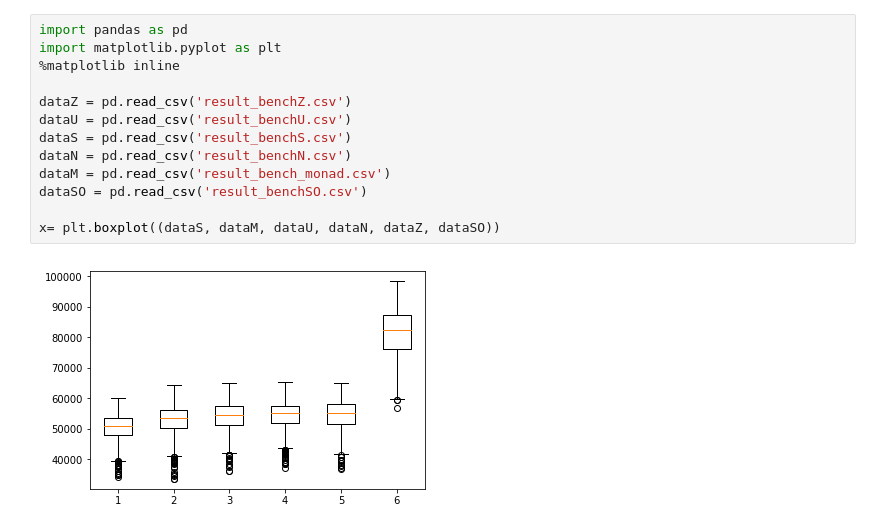
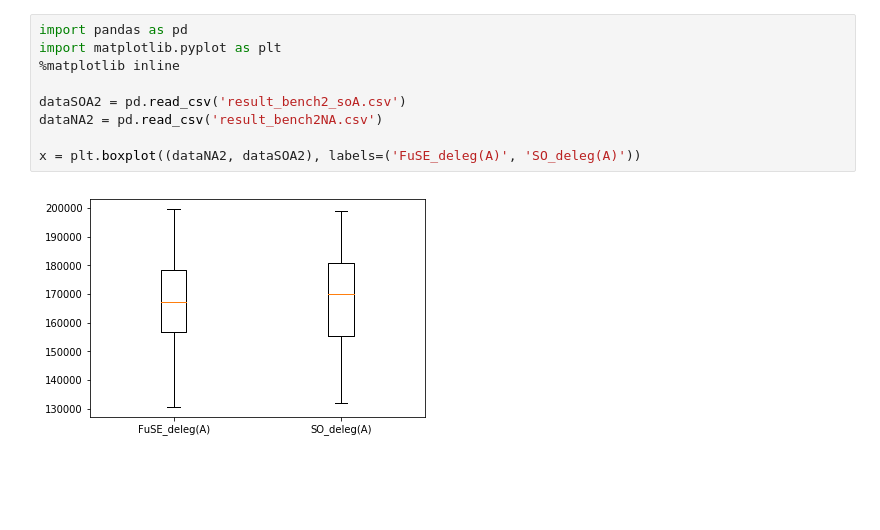
Before and after one commit to keigoi/FuSe-clone, a Jupyter notebook: bench/boxplots.ipynb, the cells around one changed output. Drawn from its saved outputs; the diff is of its cells as text; blank space fills up the shorter version.

Commit message:
further benchmarking code

```diff
--- a/bench/boxplots.ipynb
+++ b/bench/boxplots.ipynb
@@ -1,15 +77,11 @@
 # %%
 import pandas as pd
 import matplotlib.pyplot as plt
 %matplotlib inline
 
-dataZ = pd.read_csv('result_benchZ.csv')
-dataU = pd.read_csv('result_benchU.csv')
-dataS = pd.read_csv('result_benchS.csv')
-dataN = pd.read_csv('result_benchN.csv')
-dataM = pd.read_csv('result_bench_monad.csv')
-dataSO = pd.read_csv('result_benchSO.csv')
+dataSOA2 = pd.read_csv('result_bench2_soA.csv')
+dataNA2 = pd.read_csv('result_bench2NA.csv')
 
-x= plt.boxplot((dataS, dataM, dataU, dataN, dataZ, dataSO))
+x = plt.boxplot((dataNA2, dataSOA2), labels=('FuSE_deleg(A)', 'SO_deleg(A)'))
 # %% [output]
-[figure, old version]
+[figure, new version]
```
Also changed, not shown: parts of 4 cells of this notebook, 37 other files.
